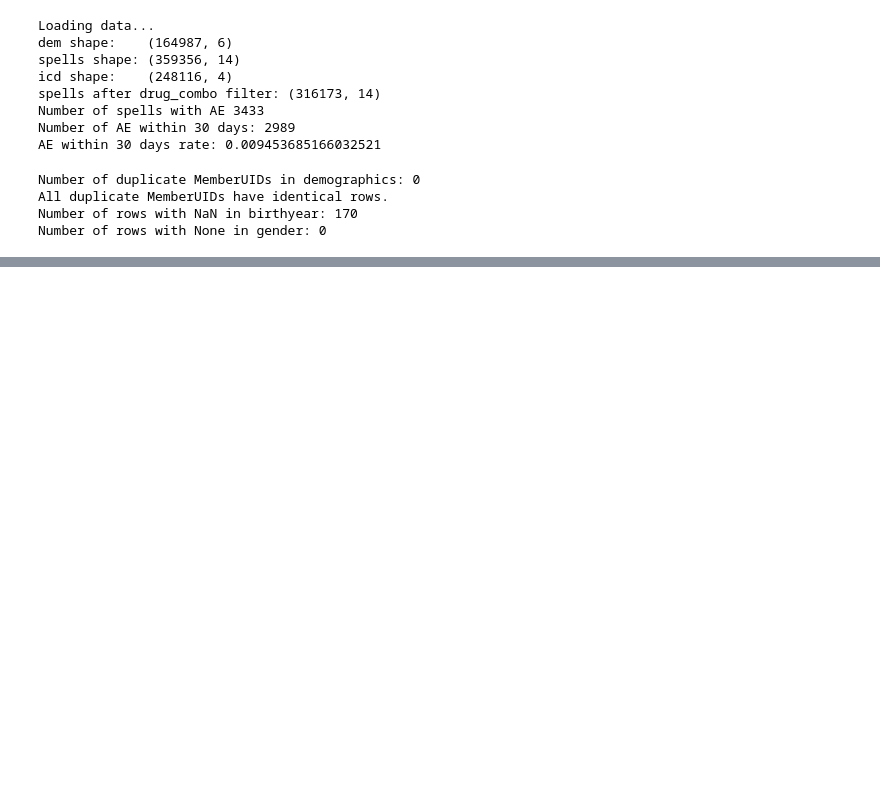
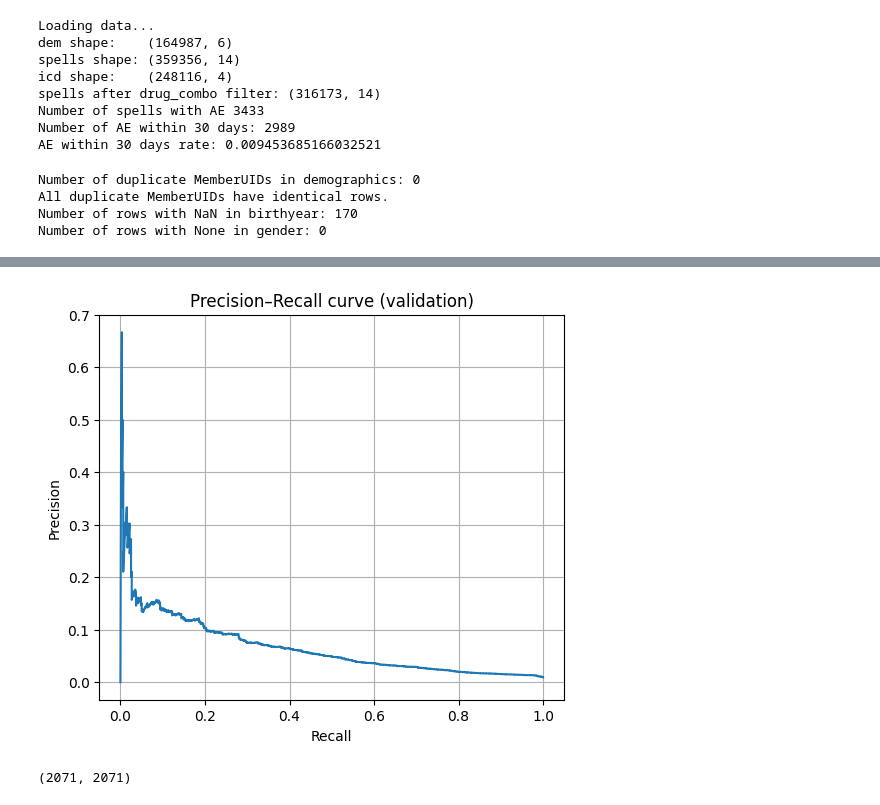
Before and after one commit to beni-1414/bmif204_claims_project, a Jupyter notebook: src/modelling/xgboost.ipynb, the cells around one changed output, grey strips where cells are left out. Drawn from its saved outputs; the diff is of its cells as text; code cells hidden in the pictures; blank space fills up the shorter version.

```diff
--- a/src/modelling/xgboost.ipynb
+++ b/src/modelling/xgboost.ipynb
@@ -375,0 +425,35 @@ Done.
+# %%
+from sklearn.metrics import f1_score
+
+prec, rec, thr = precision_recall_curve(y_valid, y_valid_proba)
+
+# Remove the last threshold element (PR curve has len(thr) = len(prec) - 1)
+prec = prec[:-1]
+rec = rec[:-1]
+thr = thr
+
+# F1-optimal threshold
+f1 = 2 * (prec * rec) / (prec + rec + 1e-12)
+best_idx = f1.argmax()
+best_thr_f1 = thr[best_idx]
+
+print(f"F1-max threshold: {best_thr_f1:.4f}")
+print(f"Precision at F1-max: {prec[best_idx]:.4f}")
+print(f"Recall at F1-max:    {rec[best_idx]:.4f}")
+print(f"F1-max:              {f1[best_idx]:.4f}")
+
+def find_threshold_for_precision(target_precision):
+    # find first threshold where precision >= target_precision
+    idx = np.where(prec >= target_precision)[0]
+    if len(idx) == 0:
+        return None
+    i = idx[0]
+    return thr[i], prec[i], rec[i]
+
+for p_target in [0.05, 0.10, 0.20]:
+    res = find_threshold_for_precision(p_target)
+    if res is None:
+        print(f"No threshold achieves precision >= {p_target}")
+    else:
+        t, p, r = res
+        print(f"Precision ≥ {p_target:.2f}: threshold={t:.4f}, precision={p:.4f}, recall={r:.4f}")
@@ -375,0 +509,28 @@ Done.
+# %%
+import matplotlib.pyplot as plt
+
+plt.figure(figsize=(6, 5))
+plt.plot(rec, prec)
+plt.xlabel("Recall")
+plt.ylabel("Precision")
+plt.title("Precision–Recall curve (validation)")
+plt.grid(True)
+plt.show()
+# %% [output]
+[figure, added]
+# %%
+# If you still have X_base in memory:
+try:
+    base_feature_names = X_base.columns.tolist()
+except NameError:
+    # If not, load them from disk if you saved them earlier,
+    # or reconstruct in the same way as in your training script.
+    base_feature_names = joblib.load(BASE / "base_feature_columns.joblib")
+
+drug_feature_names = [f"drug::{c}" for c in mlb_drugs.classes_]
+icd_feature_names = [f"icd::{c}" for c in mlb_icd.classes_]
+
+feature_names = base_feature_names + drug_feature_names + icd_feature_names
+len(feature_names), X_valid.shape[1]
+# %% [output]
+(2071, 2071)
```
Also changed, not shown: parts of 13 cells of this notebook.
